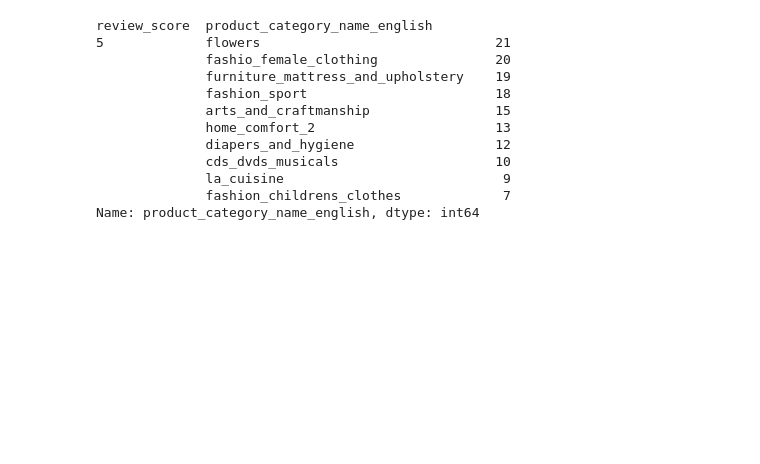
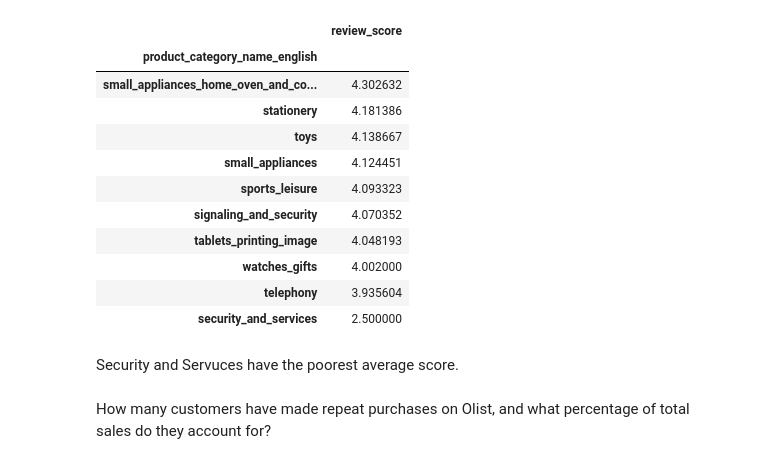
Before and after one commit to kanjamwingirwa/Olist, a Jupyter notebook: Olist_Analysis_Revised.ipynb, the cells around one changed output. Cells and saved outputs as stored; diff of their text form; code cells hidden in the pictures; blank space fills up the shorter version.

```diff
--- a/Olist_Analysis_Revised.ipynb
+++ b/Olist_Analysis_Revised.ipynb
@@ -1466,23 +1466,23 @@ score_df.head(3)
 | 0 | beleza_saude | health_beauty | ccc4bbb5f32a6ab2b7066a4130f114e3 | curitiba | PR | 00d9ac423c9ad6781c0ed04e87666691 | ... |
 | 1 | beleza_saude | health_beauty | ccc4bbb5f32a6ab2b7066a4130f114e3 | curitiba | PR | 0301ec492e902f2630234df285fa2a1b | ... |
 | 2 | beleza_saude | health_beauty | ccc4bbb5f32a6ab2b7066a4130f114e3 | curitiba | PR | 05426618bfbb87e04fdd3a60a5bfef38 | ... |
-# %%
-group_by_reviews =score_df.groupby('review_score')['product_category_name_english'].value_counts().iloc[-10:]
-print(group_by_reviews)
-#top_10 = (sellers_df['seller_city'].value_counts()).iloc[:10]
-
-#create bar chart to visualize top 10 values
-#top_10.plot(kind='bar', title= 'Top ten cities wrt Sellers')
-# %% [output]
-review_score  product_category_name_english
-5             flowers                              21
-              fashio_female_clothing               20
-              furniture_mattress_and_upholstery    19
-              fashion_sport                        18
-              arts_and_craftmanship                15
-              home_comfort_2                       13
-              diapers_and_hygiene                  12
-              cds_dvds_musicals                    10
-              la_cuisine                            9
-              fashion_childrens_clothes             7
-Name: product_category_name_english, dtype: int64
+# %%
+ratings_per_category =score_df[['product_category_name_english', 'review_score']].groupby('product_category_name_english').mean().iloc[-10:]
+ratings_per_category.sort_values(by=['review_score'], ascending=False)
+# %% [output]
+|  | review_score |
+| product_category_name_english |  |
+| small_appliances_home_oven_and_co... | 4.302632 |
+| stationery | 4.181386 |
+| toys | 4.138667 |
+| small_appliances | 4.124451 |
+| sports_leisure | 4.093323 |
+| signaling_and_security | 4.070352 |
+| tablets_printing_image | 4.048193 |
+| watches_gifts | 4.002000 |
+| telephony | 3.935604 |
+| security_and_services | 2.500000 |
+# %% [markdown]
+Security and Servuces have the poorest average score.
+# %% [markdown]
+ How many customers have made repeat purchases on Olist, and what percentage of total sales do they account for?
```
Also changed, not shown: parts of 13 cells of this notebook.
